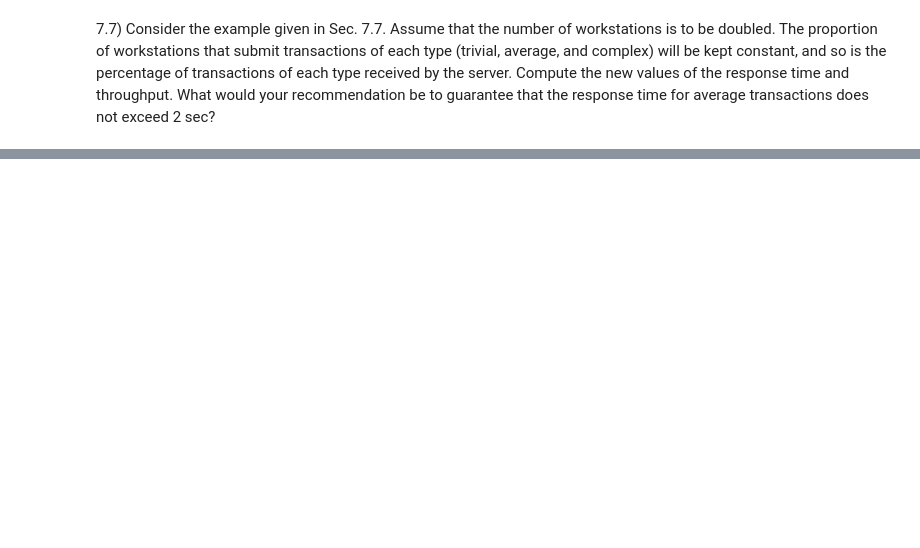
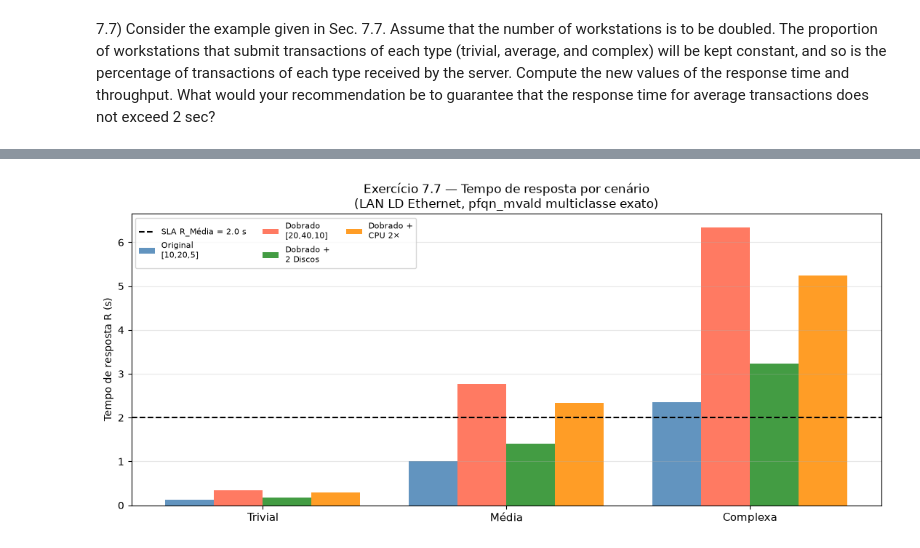
Before and after one commit to RenannLimaa/ads, a Jupyter notebook: tarefa_final_cap7.ipynb, the cells around one changed output, grey strips where cells are left out. Drawn from its saved outputs; the diff is of its cells as text; code cells hidden in the pictures; blank space fills up the shorter version.

```diff
--- a/tarefa_final_cap7.ipynb
+++ b/tarefa_final_cap7.ipynb
@@ -267,0 +896,81 @@ Main memory at the mainframe is such that at most 5 transactions may be executed
+# %%
+
+# ── Exercício 7.7 — Recomendação para R_Média ≤ 2 s ────────
+# Gargalo em N dobrado: Disco (U_Disco >> U_CPU para classe Média)
+# Opção A: adicionar segundo disco  → D_DSK / 2 para todas as classes
+# Opção B: upgrade CPU 2×           → D_CPU / 2 para todas as classes
+
+R_SLA77 = 2.0    # SLA para classe Média (s)
+
+print("Calculando opções de upgrade para N=[20,40,10]...")
+XN77_A, _, UN77_A, CN77_A = solve_77(N77_2x, d_dsk=D_DSK77 / 2.0)   # 2 discos
+XN77_B, _, UN77_B, CN77_B = solve_77(N77_2x, d_cpu=D_CPU77 / 2.0)   # CPU 2×
+print("Concluído.\n")
+
+R_avg_A = float(CN77_A[0, 1])
+R_avg_B = float(CN77_B[0, 1])
+
+print(f"{'='*60}")
+print(f"  Resumo de cenários — R_Média (SLA ≤ {R_SLA77} s)")
+print(f"{'='*60}")
+print(f"  {'Cenário':<30} {'R_Trivial':>10} {'R_Média':>10} {'R_Complexa':>10}")
+print(f"  {'-'*60}")
+for label, CN in [
+        ("Original   N=[10,20,5]",    CN77_o),
+        ("Dobrado    N=[20,40,10]",   CN77_d),
+        ("Dobrado + 2 discos (Opção A)", CN77_A),
+        ("Dobrado + CPU 2×  (Opção B)",  CN77_B),
+    ]:
+    flag = ""
+    if "Dobrado" in label and "Opção" not in label:
+        flag = "  ✗" if float(CN[0, 1]) > R_SLA77 else "  ✓"
+    elif "Opção" in label:
+        flag = "  ✓" if float(CN[0, 1]) <= R_SLA77 else "  ✗"
+    print(f"  {label:<30} {float(CN[0,0]):>10.3f} {float(CN[0,1]):>10.3f}{flag}"
+          f" {float(CN[0,2]):>10.3f}")
+print()
+
+# Recommendation
+print(f"  Gargalo para classe Média:")
+print(f"    D_DSK_Média = {D_DSK77[1]*1e3:.0f} ms  >>  D_CPU_Média = {D_CPU77[1]*1e3:.0f} ms")
+print()
+if R_avg_A <= R_SLA77:
+    print(f"  Recomendação: Adicionar um segundo disco ao servidor.")
+    print(f"    → R_Média = {R_avg_A:.3f} s ≤ {R_SLA77} s  ✓")
+    print(f"    O disco é o gargalo dominante; dobrar capacidade do disco é mais eficaz")
+    print(f"    do que dobrar a CPU, e resolve o SLA com menor custo de mudança.")
+if R_avg_B > R_SLA77:
+    print(f"  Nota: Upgrade de CPU isolado insuficiente"
+          f" (R_Média = {R_avg_B:.3f} s > {R_SLA77} s  ✗).")
+
+# ── Gráfico comparativo ─────────────────────────────────────
+scenarios_77 = ['Original\n[10,20,5]', 'Dobrado\n[20,40,10]',
+                'Dobrado +\n2 Discos', 'Dobrado +\nCPU 2×']
+R_data_77 = [
+    [float(CN77_o[0, r]) for r in range(3)],
+    [float(CN77_d[0, r]) for r in range(3)],
+    [float(CN77_A[0, r]) for r in range(3)],
+    [float(CN77_B[0, r]) for r in range(3)],
+]
+colors_77 = ['steelblue', 'tomato', 'forestgreen', 'darkorange']
+
+x77 = np.arange(3)
+w77p = 0.2
+fig77, ax77 = plt.subplots(figsize=(11, 5))
+
+for i, (sc, rd, col) in enumerate(zip(scenarios_77, R_data_77, colors_77)):
+    ax77.bar(x77 + (i - 1.5) * w77p, rd, width=w77p, label=sc, color=col, alpha=0.85)
+
+ax77.axhline(R_SLA77, color='black', ls='--', lw=1.5, label=f'SLA R_Média = {R_SLA77} s')
+ax77.set_xticks(x77)
+ax77.set_xticklabels(CLASSES77, fontsize=11)
+ax77.set_ylabel('Tempo de resposta R (s)')
+ax77.set_title('Exercício 7.7 — Tempo de resposta por cenário\n'
+               '(LAN LD Ethernet, pfqn_mvald multiclasse exato)')
+ax77.legend(fontsize=8, ncol=3)
+ax77.grid(True, alpha=0.3, axis='y')
+plt.tight_layout()
+plt.savefig('/home/renan/workspace/ads/cap7_ex77.png', dpi=100, bbox_inches='tight')
+plt.show()
+print('Figura salva em cap7_ex77.png')
+# %% [output]
@@ -267,0 +994 @@ Main memory at the mainframe is such that at most 5 transactions may be executed
+[figure, added]
```
Also changed, not shown: parts of 18 cells of this notebook.
